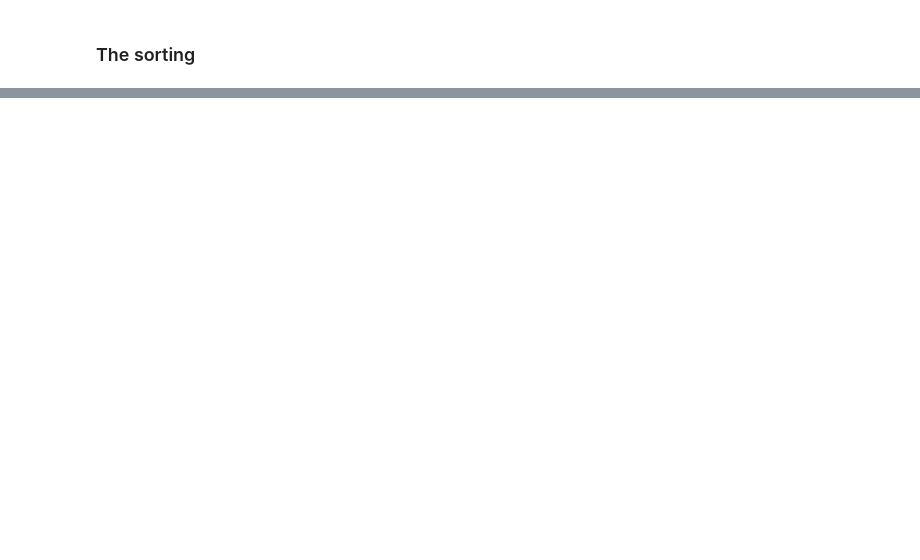
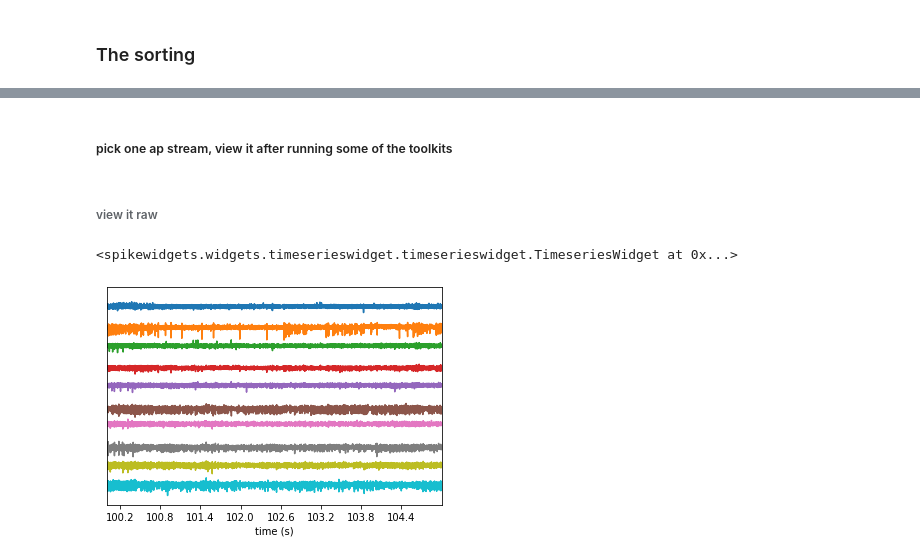
Before and after one commit to zekearneodo/ceciestunepipe, a Jupyter notebook: sglx_pipe-dev.ipynb, the cells around one changed output, grey strips where cells are left out. Saved outputs shown, nothing was run; the diff lists cells and outputs as text; code cells hidden in the pictures; blank space fills up the shorter version.

```diff
--- a/sglx_pipe-dev.ipynb
+++ b/sglx_pipe-dev.ipynb
@@ -68,4 +75,4 @@ raw_folder = exp_struct['folders']['raw']
 # %%
-sess_epochs = sglu.list_sgl_epochs(sess_par, location_dict=bci_locations_dict)
+sess_epochs = sglu.list_sgl_epochs(sess_par)
 sess_epochs
 # %% [output]
@@ -430,0 +440,11 @@ se.KiloSortRecordingExtractor?
+# %% [markdown]
+##### pick one ap stream, view it after running some of the toolkits
+# %%
+ap_extractor = run_recordings['ap_0']
+# %% [markdown]
+###### view it raw
+# %%
+sw.plot_timeseries(ap_extractor, channel_ids=range(40, 50), trange=[100,105])
+# %% [output]
+<spikewidgets.widgets.timeserieswidget.timeserieswidget.TimeseriesWidget at 0x...>
+[figure, added]
```
Also changed, not shown: parts of 75 cells of this notebook, 51 other files.
